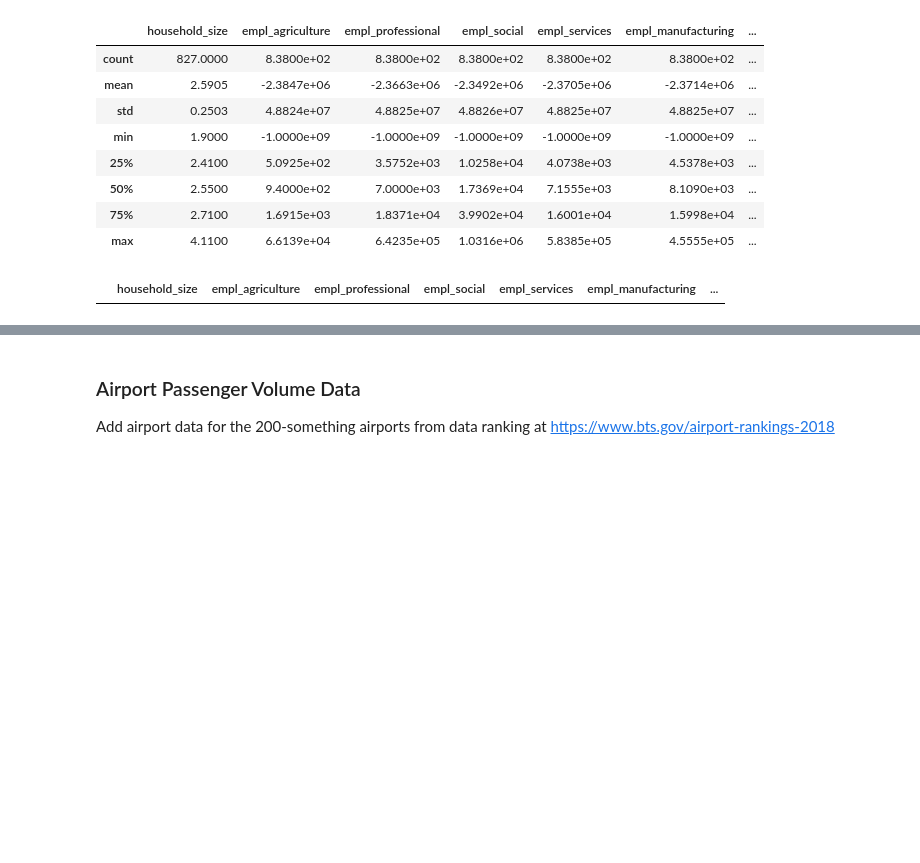
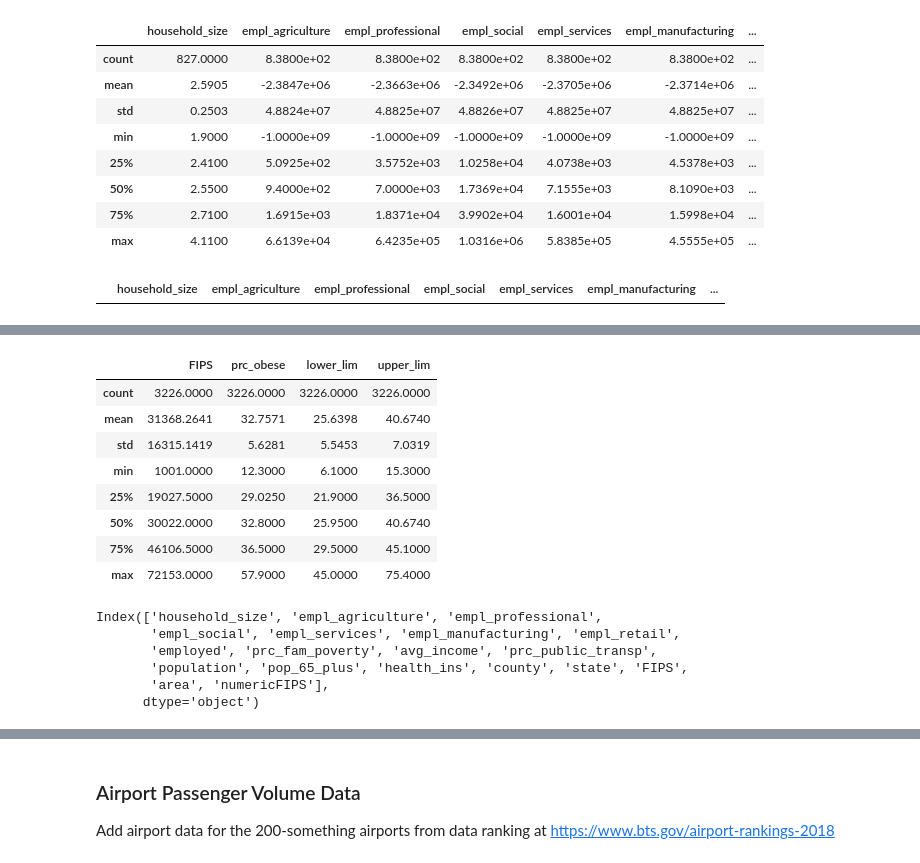
Before and after one commit to aejurgensen/Covid-19, a Jupyter notebook: data/demographic_data.ipynb, the cells around one changed output, grey strips where cells are left out. Saved outputs shown, nothing was run; the diff lists cells and outputs as text; code cells hidden in the pictures; blank space fills up the shorter version.

```diff
--- a/data/demographic_data.ipynb
+++ b/data/demographic_data.ipynb
@@ -336,0 +405,3 @@ counties[(counties.county == "New York County") | (counties.county == "Alameda C
+# %%
+obesity = obesity.drop([3229], axis=0)
+obesity.tail()
@@ -336,0 +425,2 @@ counties[(counties.county == "New York County") | (counties.county == "Alameda C
+# %%
+obesity = obesity.replace("No Data", "-9999")
@@ -336,0 +472,21 @@ counties[(counties.county == "New York County") | (counties.county == "Alameda C
+# %%
+obesity.describe()
+# %% [output]
+|  | FIPS | prc_obese | lower_lim | upper_lim |
+| count | 3226.0000 | 3226.0000 | 3226.0000 | 3226.0000 |
+| mean | 31368.2641 | 32.7571 | 25.6398 | 40.6740 |
+| std | 16315.1419 | 5.6281 | 5.5453 | 7.0319 |
+| min | 1001.0000 | 12.3000 | 6.1000 | 15.3000 |
+| 25% | 19027.5000 | 29.0250 | 21.9000 | 36.5000 |
+| 50% | 30022.0000 | 32.8000 | 25.9500 | 40.6740 |
+| 75% | 46106.5000 | 36.5000 | 29.5000 | 45.1000 |
+| max | 72153.0000 | 57.9000 | 45.0000 | 75.4000 |
+# %%
+counties.columns
+# %% [output]
+Index(['household_size', 'empl_agriculture', 'empl_professional',
+       'empl_social', 'empl_services', 'empl_manufacturing', 'empl_retail',
+       'employed', 'prc_fam_poverty', 'avg_income', 'prc_public_transp',
+       'population', 'pop_65_plus', 'health_ins', 'county', 'state', 'FIPS',
+       'area', 'numericFIPS'],
+      dtype='object')
```
Also changed, not shown: parts of 29 cells of this notebook, 3 other files.
